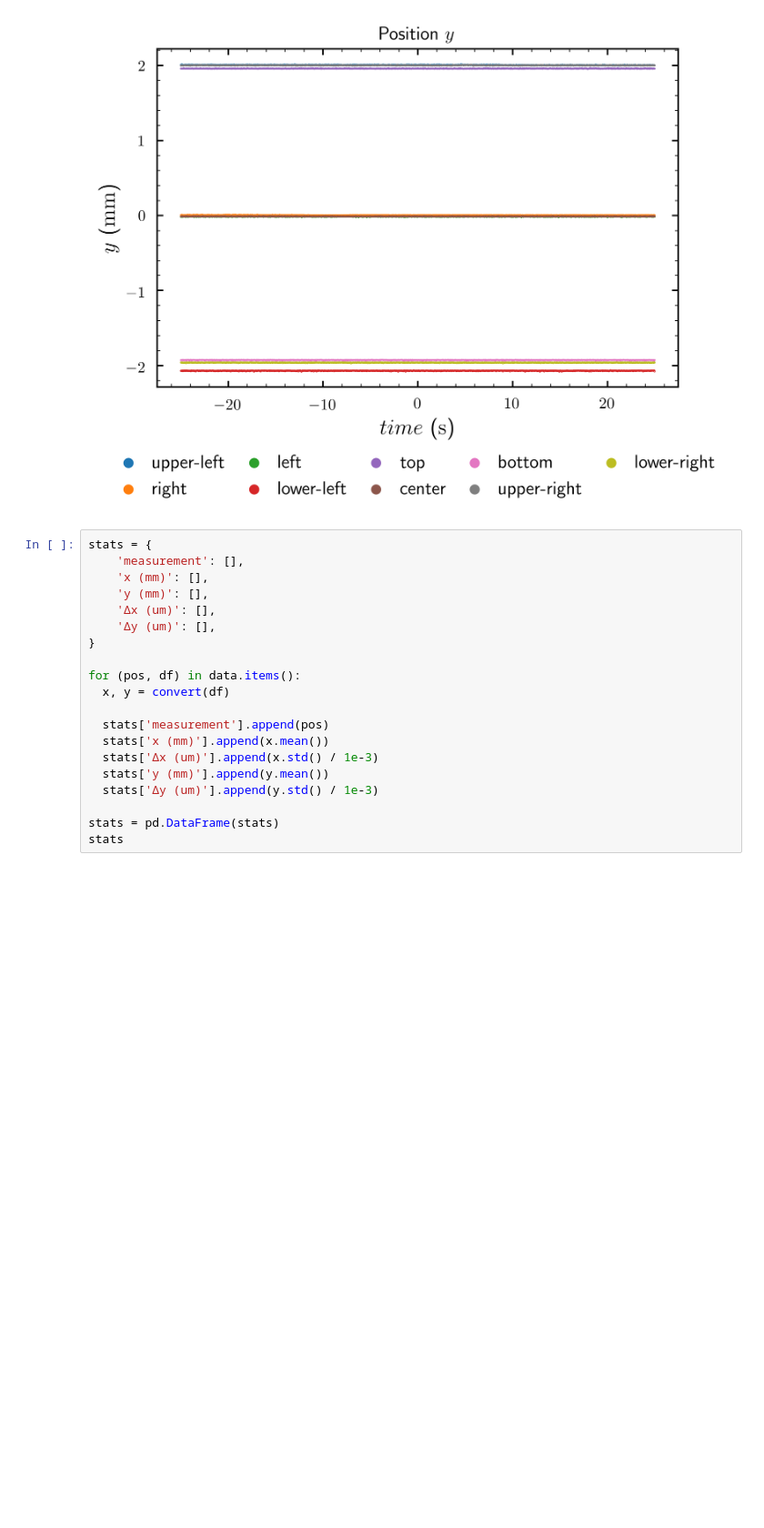
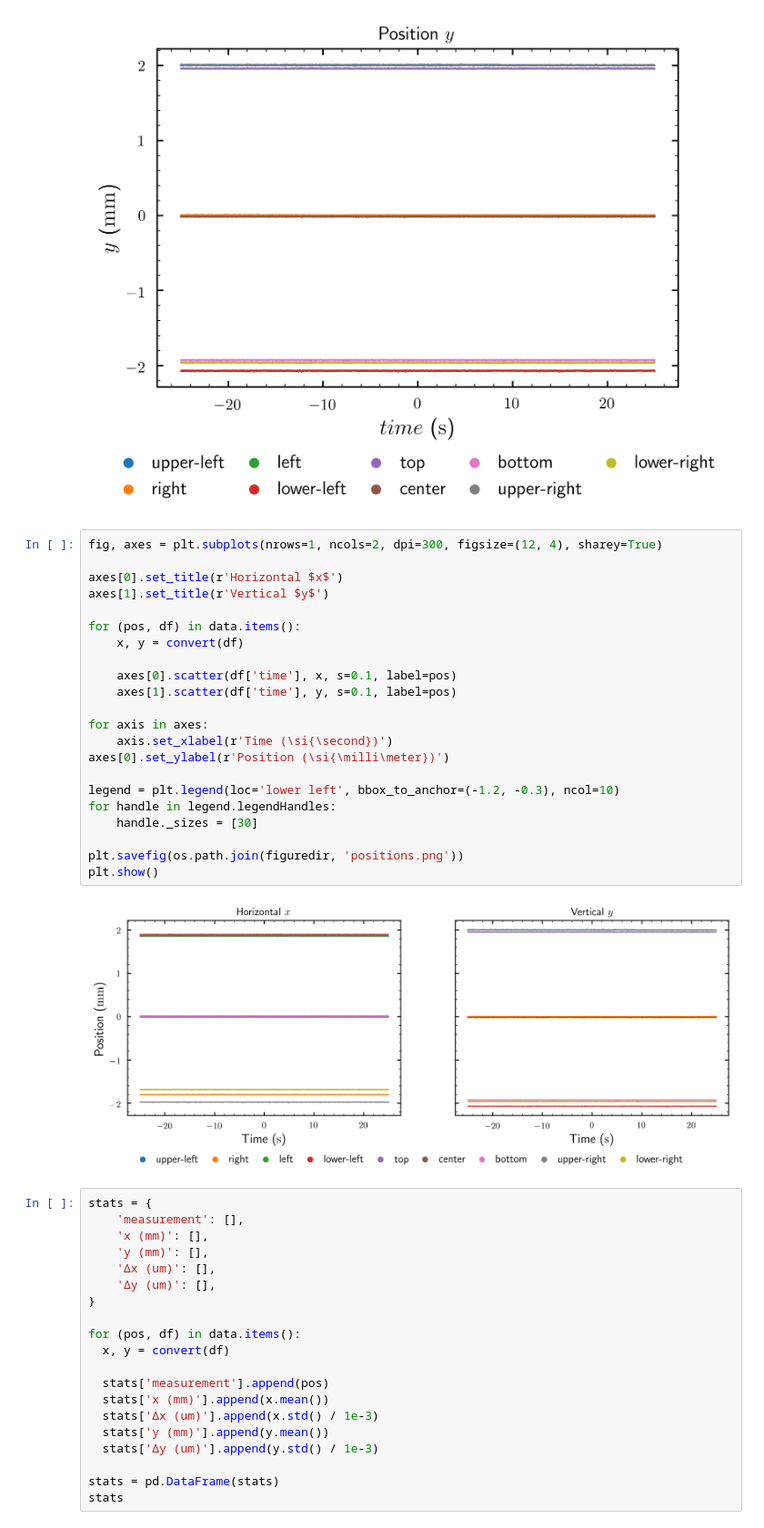
Before and after one commit to bodokaiser/position-sensitive-detector, a Jupyter notebook: measurements/analysis.ipynb, the cells around one changed output. Shown at 91% size. Saved outputs shown, nothing was run; the diff lists cells and outputs as text; blank space fills up the shorter version.

```diff
--- a/measurements/analysis.ipynb
+++ b/measurements/analysis.ipynb
@@ -150,6 +179,30 @@ plt.savefig(os.path.join(figuredir, 'y.png'))
 plt.show()
 # %% [output]
 [figure]
+# %%
+fig, axes = plt.subplots(nrows=1, ncols=2, dpi=300, figsize=(12, 4), sharey=True)
+
+axes[0].set_title(r'Horizontal $x$')
+axes[1].set_title(r'Vertical $y$')
+
+for (pos, df) in data.items():
+    x, y = convert(df)
+
+    axes[0].scatter(df['time'], x, s=0.1, label=pos)
+    axes[1].scatter(df['time'], y, s=0.1, label=pos)
+
+for axis in axes:
+    axis.set_xlabel(r'Time (\si{\second})')
+axes[0].set_ylabel(r'Position (\si{\milli\meter})')
+
+legend = plt.legend(loc='lower left', bbox_to_anchor=(-1.2, -0.3), ncol=10)
+for handle in legend.legendHandles:
+    handle._sizes = [30]
+
+plt.savefig(os.path.join(figuredir, 'positions.png'))
+plt.show()
+# %% [output]
+[figure, added]
 # %%
 stats = {
     'measurement': [],
```
Also changed, not shown: parts of 1 cell of this notebook, 10 other files.
